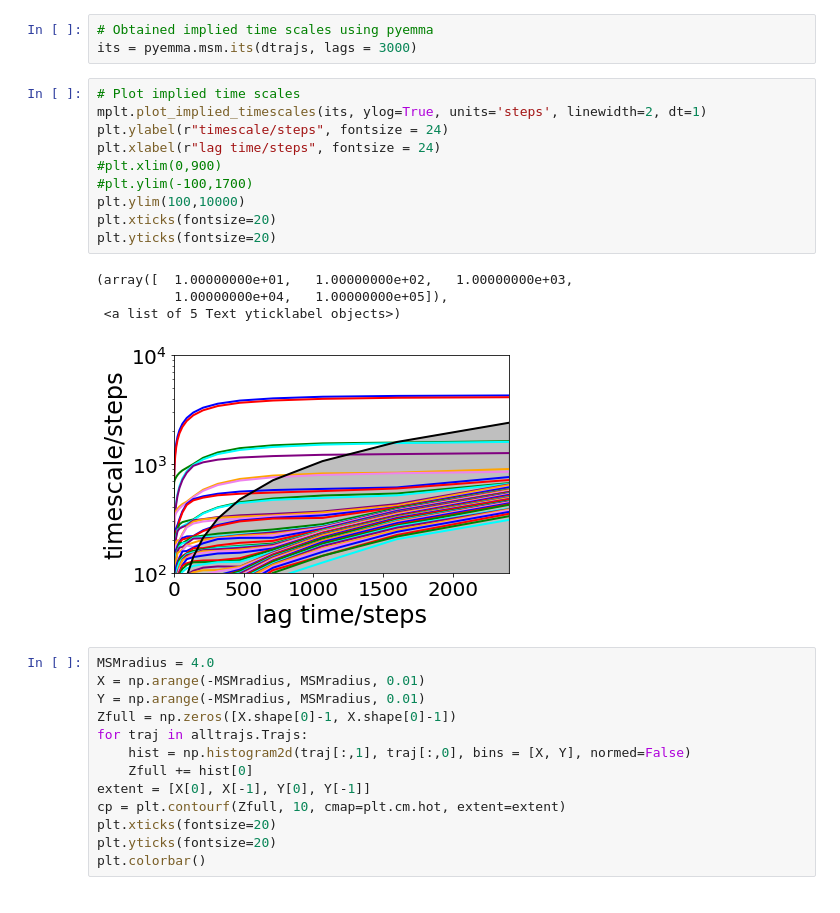
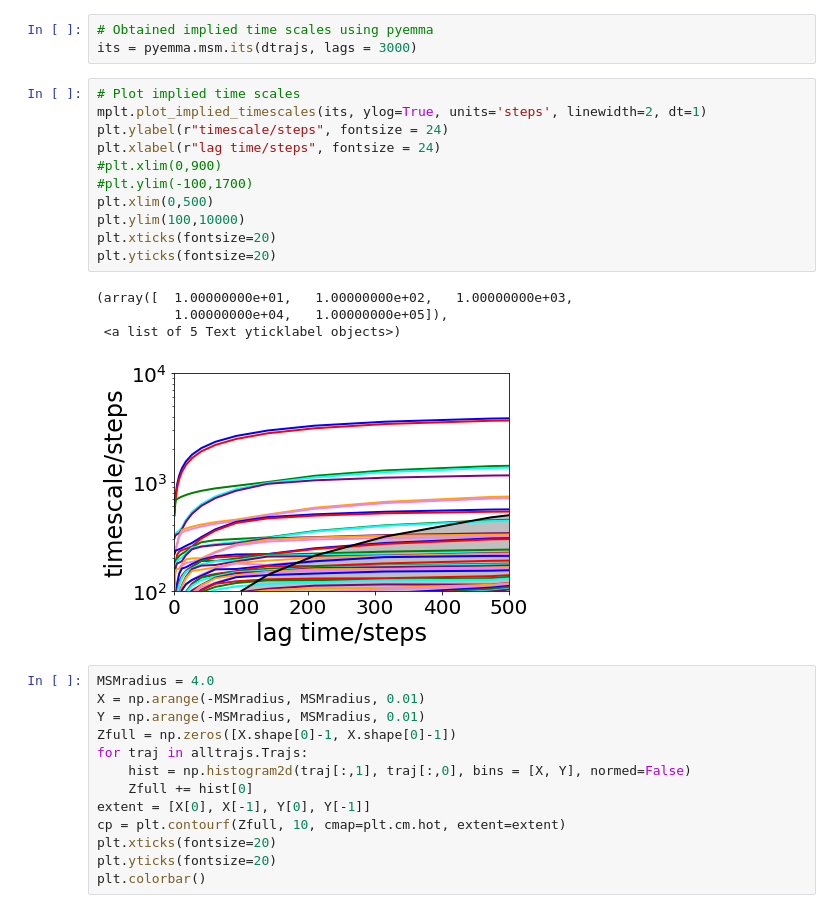
Before and after one commit to markovmodel/msmrd, a Jupyter notebook: scripts/createMSM_asym2D.ipynb, the cells around one changed output. Cells and saved outputs as stored; diff of their text form.

```diff
--- a/scripts/createMSM_asym2D.ipynb
+++ b/scripts/createMSM_asym2D.ipynb
@@ -125,18 +125,19 @@ its = pyemma.msm.its(dtrajs, lags = 3000)
 # %%
 # Plot implied time scales
 mplt.plot_implied_timescales(its, ylog=True, units='steps', linewidth=2, dt=1)
 plt.ylabel(r"timescale/steps", fontsize = 24)
 plt.xlabel(r"lag time/steps", fontsize = 24)
 #plt.xlim(0,900)
 #plt.ylim(-100,1700)
+plt.xlim(0,500)
 plt.ylim(100,10000)
 plt.xticks(fontsize=20)
 plt.yticks(fontsize=20)
 # %% [output]
 (array([  1.00000000e+01,   1.00000000e+02,   1.00000000e+03,
           1.00000000e+04,   1.00000000e+05]),
  <a list of 5 Text yticklabel objects>)
-[figure, old version]
+[figure, new version]
 # %%
 MSMradius = 4.0
 X = np.arange(-MSMradius, MSMradius, 0.01)
```
Also changed, not shown: parts of 3 cells of this notebook, 1 other file.
